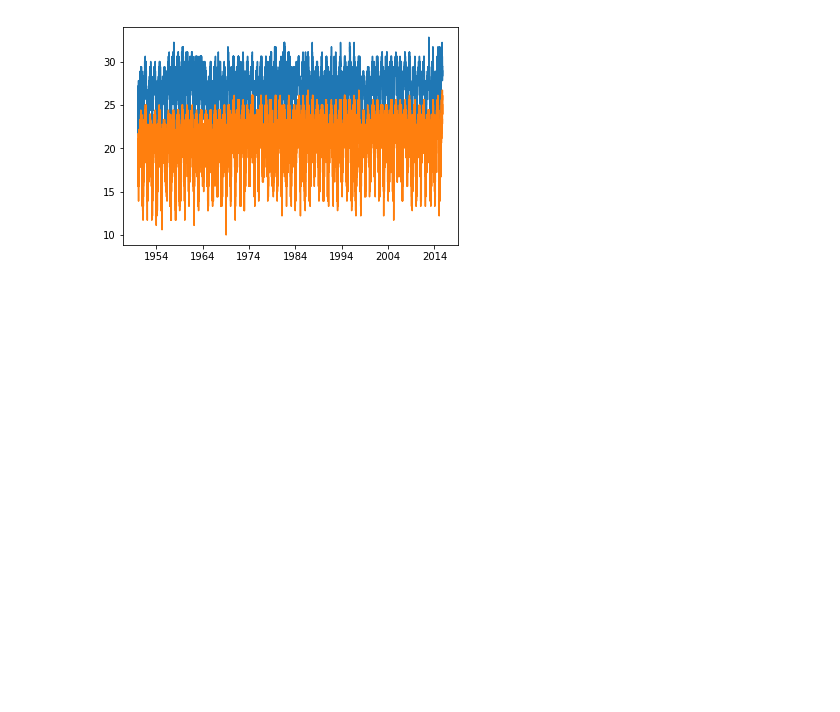
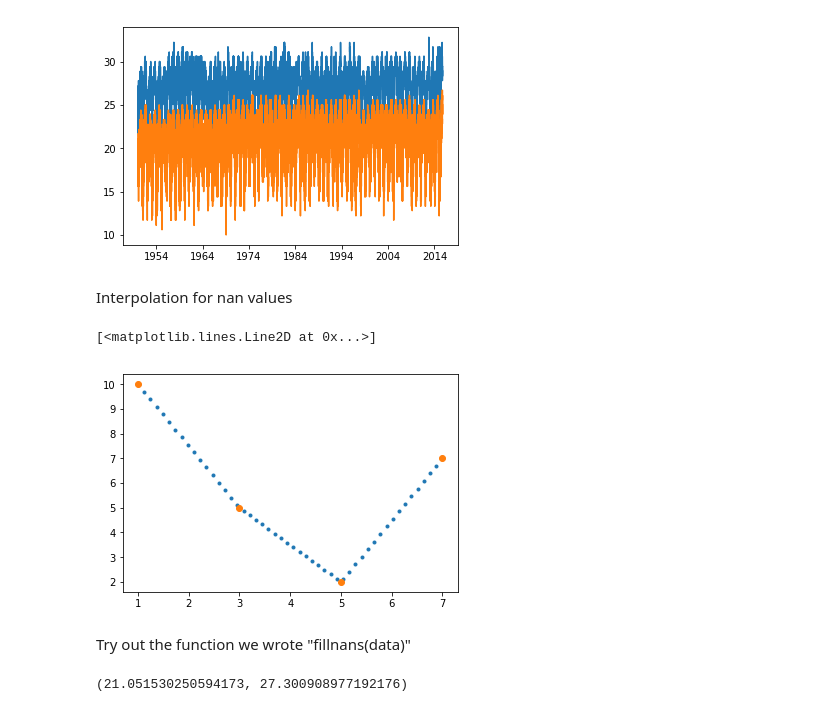
Before and after one commit to yuwei-jacque-wang/Learn, a Jupyter notebook: LinkedIn_Learning/Weather_data_w_NumPy/Weather_data_w_NumPy.ipynb, the cells around one changed output. Saved outputs shown, nothing was run; the diff lists cells and outputs as text; code cells hidden in the pictures; blank space fills up the shorter version.

```diff
--- a/LinkedIn_Learning/Weather_data_w_NumPy/Weather_data_w_NumPy.ipynb
+++ b/LinkedIn_Learning/Weather_data_w_NumPy/Weather_data_w_NumPy.ipynb
@@ -200,3 +202,5 @@ pp.plot(lihue_tmin['date'],lihue_tmin['value'])
 # %% [output]
 [<matplotlib.lines.Line2D at 0x...>]
 [figure]
+# %% [markdown]
+Interpolation for nan values
@@ -202,0 +217,21 @@ pp.plot(lihue_tmin['date'],lihue_tmin['value'])
+# %%
+#Digression: an example to explain how interpolation works
+x = np.array([1,3,5,7], 'd')
+y = np.array([10,5,2,7], 'd')
+
+xs = np.linspace(1,7) #x values for the interpolated values to land on
+ys = np.interp(xs, x, y) #1. the interpolation location, 2. original x value 3. original y value
+pp.plot(xs, ys, '.')
+pp.plot(x,y,'o')
+# %% [output]
+[<matplotlib.lines.Line2D at 0x...>]
+[figure, added]
+# %% [markdown]
+Try out the function we wrote "fillnans(data)"
+# %%
+fillnans(lihue_tmax)
+fillnans(lihue_tmin)
+
+np.mean(lihue_tmin['value']), np.mean(lihue_tmax['value'])
+# %% [output]
+(21.051530250594173, 27.300908977192176)
```
Also changed, not shown: parts of 2 cells of this notebook.
